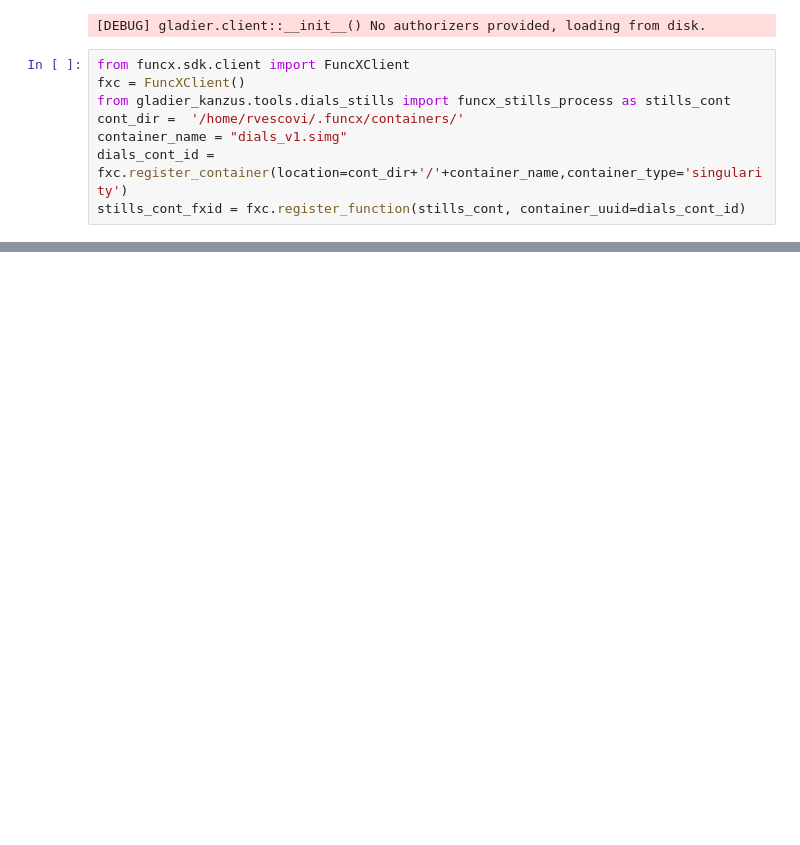
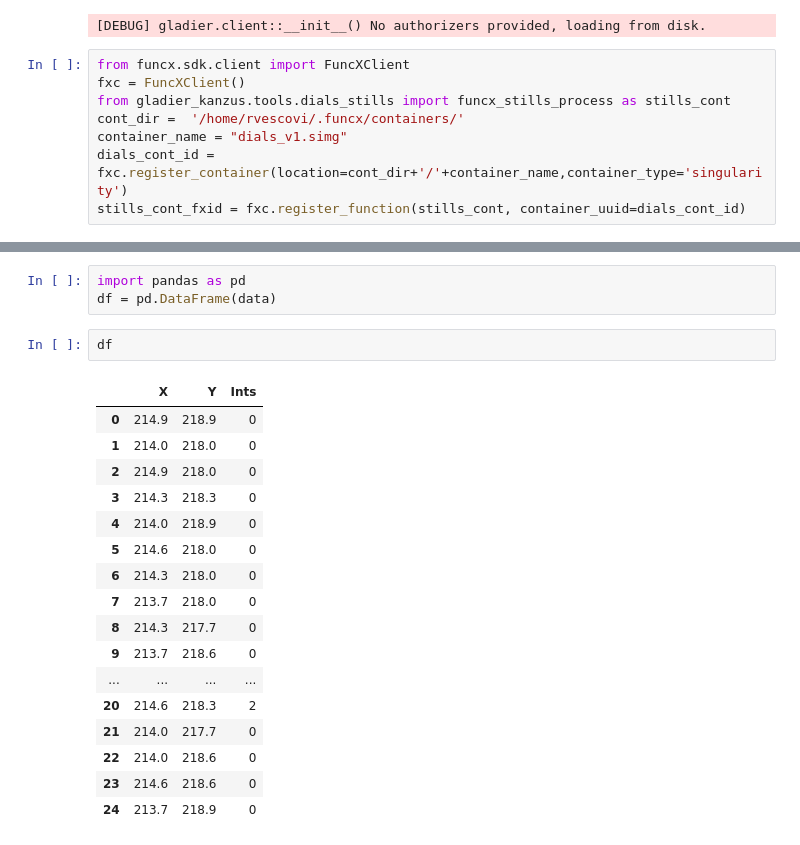
Before and after one commit to globus-gladier/gladier_kanzus, a Jupyter notebook: xy_search.ipynb, the cells around one changed output, grey strips where cells are left out. Drawn from its saved outputs; the diff is of its cells as text; blank space fills up the shorter version.

```diff
--- a/xy_search.ipynb
+++ b/xy_search.ipynb
@@ -148,0 +154,23 @@ phils_flow = search_client.start_flow(flow_input=flow_input)
+# %%
+import pandas as pd
+df = pd.DataFrame(data)
+# %%
+df
+# %% [output]
+|  | X | Y | Ints |
+| 0 | 214.9 | 218.9 | 0 |
+| 1 | 214.0 | 218.0 | 0 |
+| 2 | 214.9 | 218.0 | 0 |
+| 3 | 214.3 | 218.3 | 0 |
+| 4 | 214.0 | 218.9 | 0 |
+| 5 | 214.6 | 218.0 | 0 |
+| 6 | 214.3 | 218.0 | 0 |
+| 7 | 213.7 | 218.0 | 0 |
+| 8 | 214.3 | 217.7 | 0 |
+| 9 | 213.7 | 218.6 | 0 |
+| ... | ... | ... | ... |
+| 20 | 214.6 | 218.3 | 2 |
+| 21 | 214.0 | 217.7 | 0 |
+| 22 | 214.0 | 218.6 | 0 |
+| 23 | 214.6 | 218.6 | 0 |
+| 24 | 213.7 | 218.9 | 0 |
```
Also changed, not shown: parts of 8 cells of this notebook, 5 other files.
